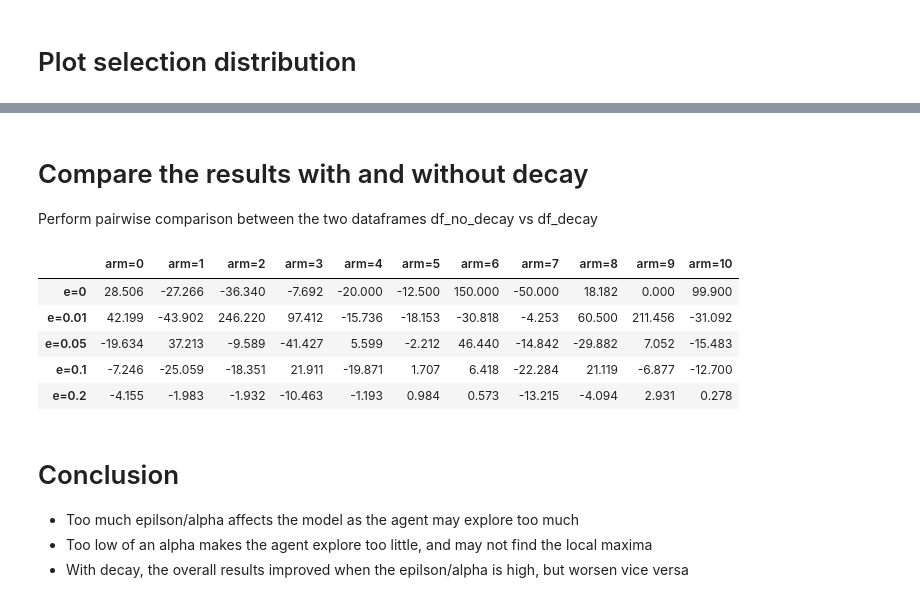
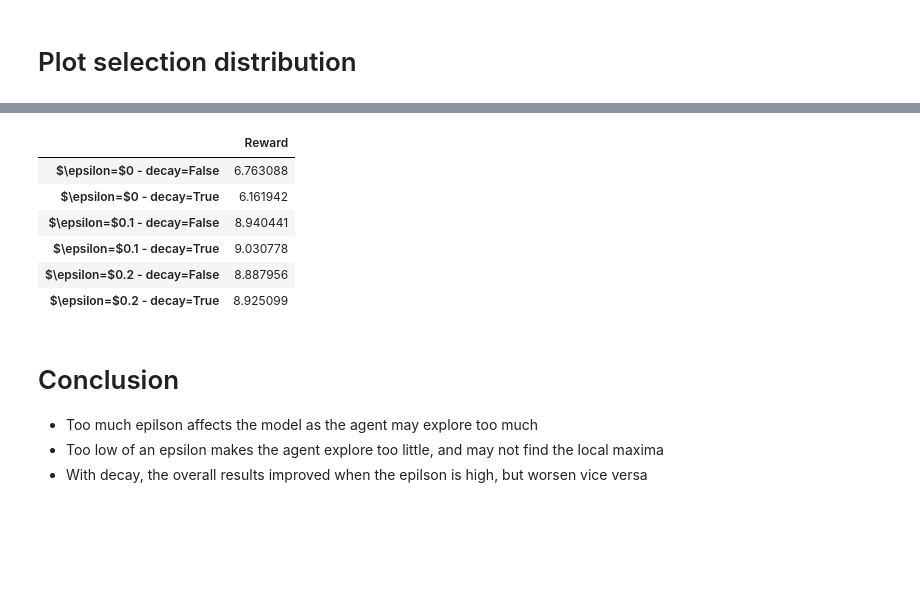
Before and after one commit to featherineaugustus/Reinforcement-Learning---k-Armed-Bandit, a Jupyter notebook: Multi-Arm Bandits.ipynb, the cells around one changed output, grey strips where cells are left out. Drawn from its saved outputs; the diff is of its cells as text; code cells hidden in the pictures; blank space fills up the shorter version.

```diff
--- a/Multi-Arm Bandits.ipynb
+++ b/Multi-Arm Bandits.ipynb
@@ -325,25 +256,18 @@ Percentage of actions selected:
-# %% [markdown]
-# Compare the results with and without decay
-Perform pairwise comparison between the two dataframes df_no_decay vs df_decay
-# %%
-df_compare = df_decay.copy()
-
-for index in list(df_decay.index):
-    for column in list(df_decay.columns):
-        diff = (df_decay[column][index] - df_no_decay[column][index])/df_no_decay[column][index]
-        diff = np.round(diff*100,3)
-        df_compare[column][index] = diff
-
-df_compare
-# %% [output]
-|  | arm=0 | arm=1 | arm=2 | arm=3 | arm=4 | arm=5 | arm=6 | arm=7 | arm=8 | arm=9 | arm=10 |
-| e=0 | 28.506 | -27.266 | -36.340 | -7.692 | -20.000 | -12.500 | 150.000 | -50.000 | 18.182 | 0.000 | 99.900 |
-| e=0.01 | 42.199 | -43.902 | 246.220 | 97.412 | -15.736 | -18.153 | -30.818 | -4.253 | 60.500 | 211.456 | -31.092 |
-| e=0.05 | -19.634 | 37.213 | -9.589 | -41.427 | 5.599 | -2.212 | 46.440 | -14.842 | -29.882 | 7.052 | -15.483 |
-| e=0.1 | -7.246 | -25.059 | -18.351 | 21.911 | -19.871 | 1.707 | 6.418 | -22.284 | 21.119 | -6.877 | -12.700 |
-| e=0.2 | -4.155 | -1.983 | -1.932 | -10.463 | -1.193 | 0.984 | 0.573 | -13.215 | -4.094 | 2.931 | 0.278 |
+# %%
+df_reward = pd.DataFrame(max_reward,
+                         index=[("$\epsilon=$" + str(epsilon) + ' - decay=' + str(decay)) for (epsilon, decay) in zipped],
+                         columns=['Reward'])
+df_reward
+# %% [output]
+|  | Reward |
+| $\epsilon=$0 - decay=False | 6.763088 |
+| $\epsilon=$0 - decay=True | 6.161942 |
+| $\epsilon=$0.1 - decay=False | 8.940441 |
+| $\epsilon=$0.1 - decay=True | 9.030778 |
+| $\epsilon=$0.2 - decay=False | 8.887956 |
+| $\epsilon=$0.2 - decay=True | 8.925099 |
 # %% [markdown]
 # Conclusion
-- Too much epilson/alpha affects the model as the agent may explore too much
-- Too low of an alpha makes the agent explore too little, and may not find the local maxima
-- With decay, the overall results improved when the epilson/alpha is high, but worsen vice versa
+- Too much epilson affects the model as the agent may explore too much
+- Too low of an epsilon makes the agent explore too little, and may not find the local maxima
+- With decay, the overall results improved when the epilson is high, but worsen vice versa
```
Also changed, not shown: parts of 12 cells of this notebook.
